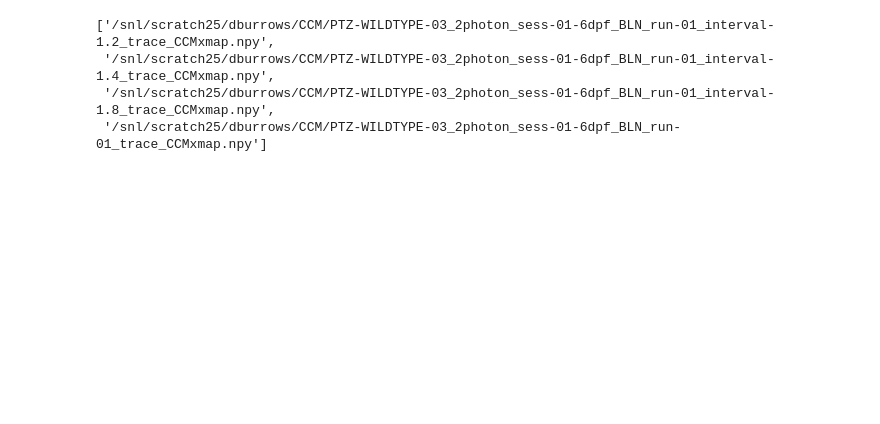
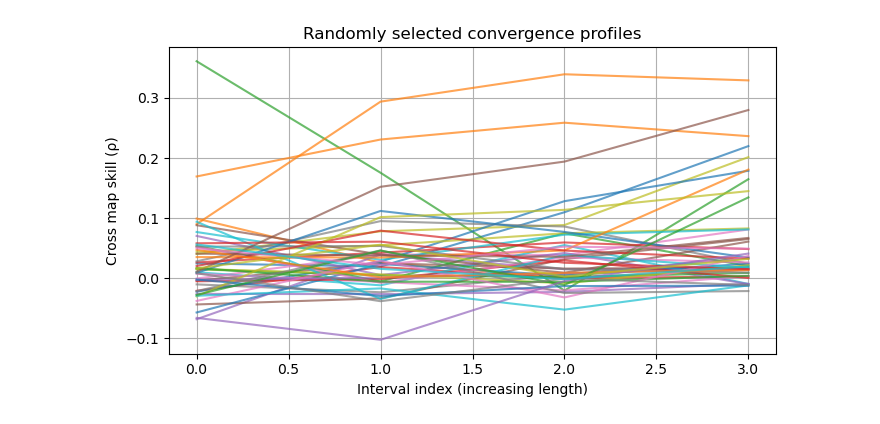
Before and after one commit to dmnburrows/empirical_dynamic_modelling, a Jupyter notebook: CCM_converge.ipynb, the cells around one changed output. Drawn from its saved outputs; the diff is of its cells as text; code cells hidden in the pictures; blank space fills up the shorter version.

```diff
--- a/CCM_converge.ipynb
+++ b/CCM_converge.ipynb
@@ -50,12 +52,18 @@ ptz20 = xmap_l[[bool(re.search(r'(PTZ20)', i)) for i in xmap_l]]
 #unique sample list
 unq_l = np.append(np.unique(np.asarray([re.search(r'^(.*?_run-01)', i).group(1) for i in bln])),
           np.unique(np.asarray([''.join(re.search(r'^(.*?_run-01)(.{4})', i).groups()) for i in ptz20])))
-# %%
-curr = unq_l[0]
-interval_l = glob.glob(f'{data}/{curr}*xmap*')
-interval_l
-# %% [output]
-['/snl/scratch25/dburrows/CCM/PTZ-WILDTYPE-03_2photon_sess-01-6dpf_BLN_run-01_interval-1.2_trace_CCMxmap.npy',
- '/snl/scratch25/dburrows/CCM/PTZ-WILDTYPE-03_2photon_sess-01-6dpf_BLN_run-01_interval-1.4_trace_CCMxmap.npy',
- '/snl/scratch25/dburrows/CCM/PTZ-WILDTYPE-03_2photon_sess-01-6dpf_BLN_run-01_interval-1.8_trace_CCMxmap.npy',
- '/snl/scratch25/dburrows/CCM/PTZ-WILDTYPE-03_2photon_sess-01-6dpf_BLN_run-01_trace_CCMxmap.npy']
+# %%
+%autoreload
+#estimate convergence
+#======================
+
+#parameters
+n_int = 3 #expected interval files
+int_l=[1.2, 1.4, 1.8] #expected intervals - make sure numbers are complete as in string!
+# -0.2 - i.e. allow a single negative value with <20% of the mean positive increase, to be convergent
+ratio_val = -0.2
+
+curr = unq_l[0]
+curr_l = glob.glob(f'{data}/{curr}*xmap*')
+
+og, mask, conv_arr = pfn.conv_check(curr_l=curr_l, n_int=n_int, int_l = int_l, ratio_val=ratio_val)
@@ -61,0 +80,31 @@ interval_l
+# %%
+#group load
+#===============
+#assert size match and interval check
+assert(sum(pd.Series(curr_l).str.contains('interval')) == n_int), 'some interval files missing'
+assert(sum(pd.Series(curr_l).str.contains('run-01_trace_CCMxmap')) == 1), 'missing complete xmap'
+assert(sum(pd.Series(curr_l).str.contains('|'.join([f'-{str(i)}_' for i in int_l]))) == n_int), 'incorrect interval lengths'
+assert(len(np.unique(curr_l)) == n_int + 1), 'some interval file lengths repeated'
+
+#sort interval files in ascending length order
+interval_l = np.sort(list(np.asarray(curr_l)[pd.Series(curr_l).str.contains('interval')]))
+intervals = np.array([float(re.search(r'interval-([\d.]+)_trace', f).group(1)) for f in interval_l])
+# Get sorted indices and reorder filenames accordingly
+sorted_files = interval_l[np.argsort(intervals)]
+
+#construct dictionary
+conv_arr = []
+conv_arr.append(np.ravel(np.load(np.asarray(curr_l)[pd.Series(curr_l).str.contains('run-01_trace_CCMxmap')][0])))
+#array is constructed with full, and then decreasing time intervals
+for x,s in enumerate(sorted_files):
+    conv_arr.append(np.ravel(np.load(s)))
+conv_arr=np.array(conv_arr)
+
+#assert matrix size
+assert all(t.shape == conv_arr[0].shape for t in conv_arr), "Not all tuples are the same"
+# %%
+%autoreload
+#visualise some exampes
+pfn.plot_random_convergence_profiles(conv_arr, n=50, seed=None)
+# %% [output]
+[figure, added]
```
Also changed, not shown: parts of 17 cells of this notebook, 4 other files.
